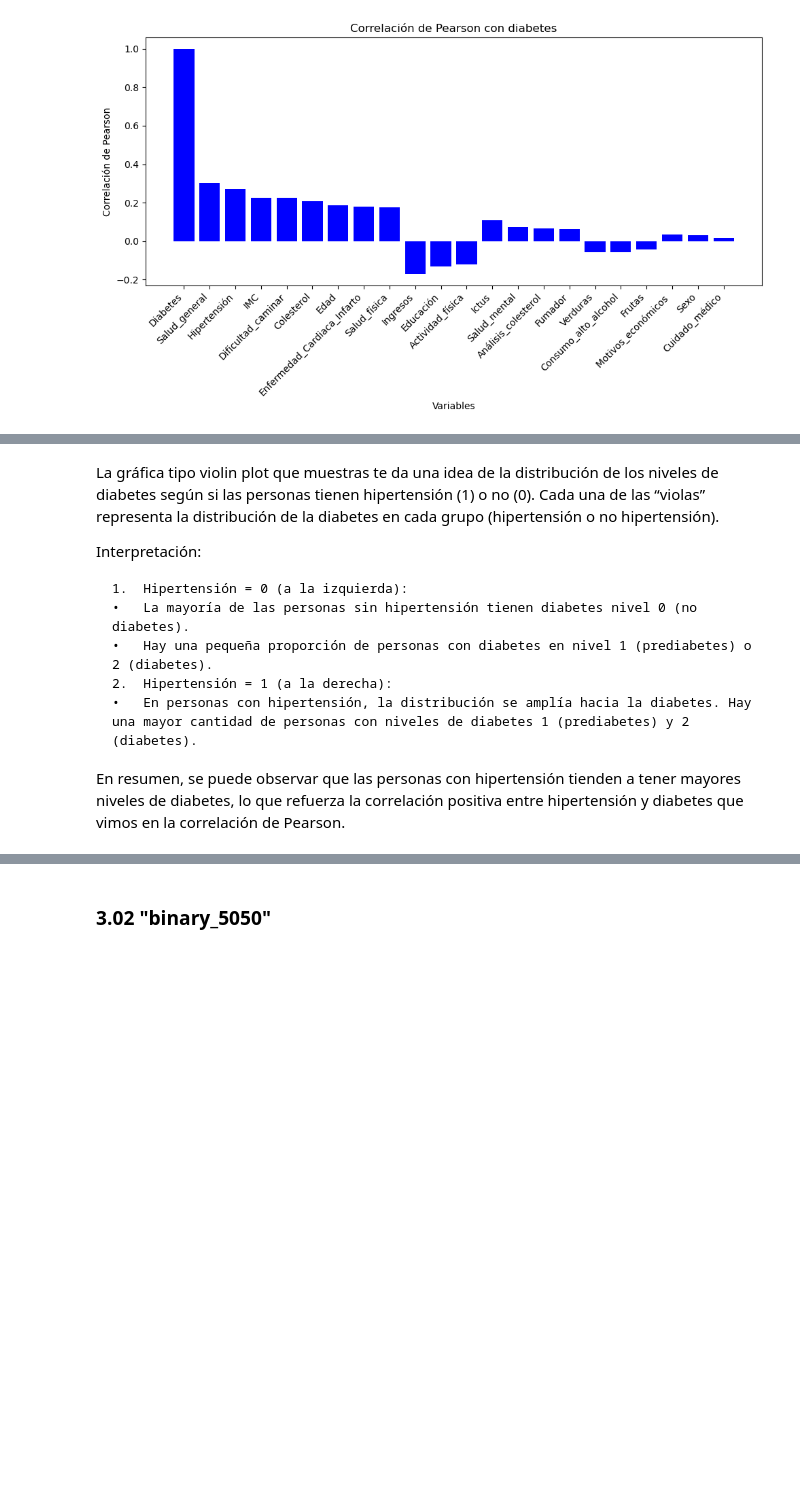
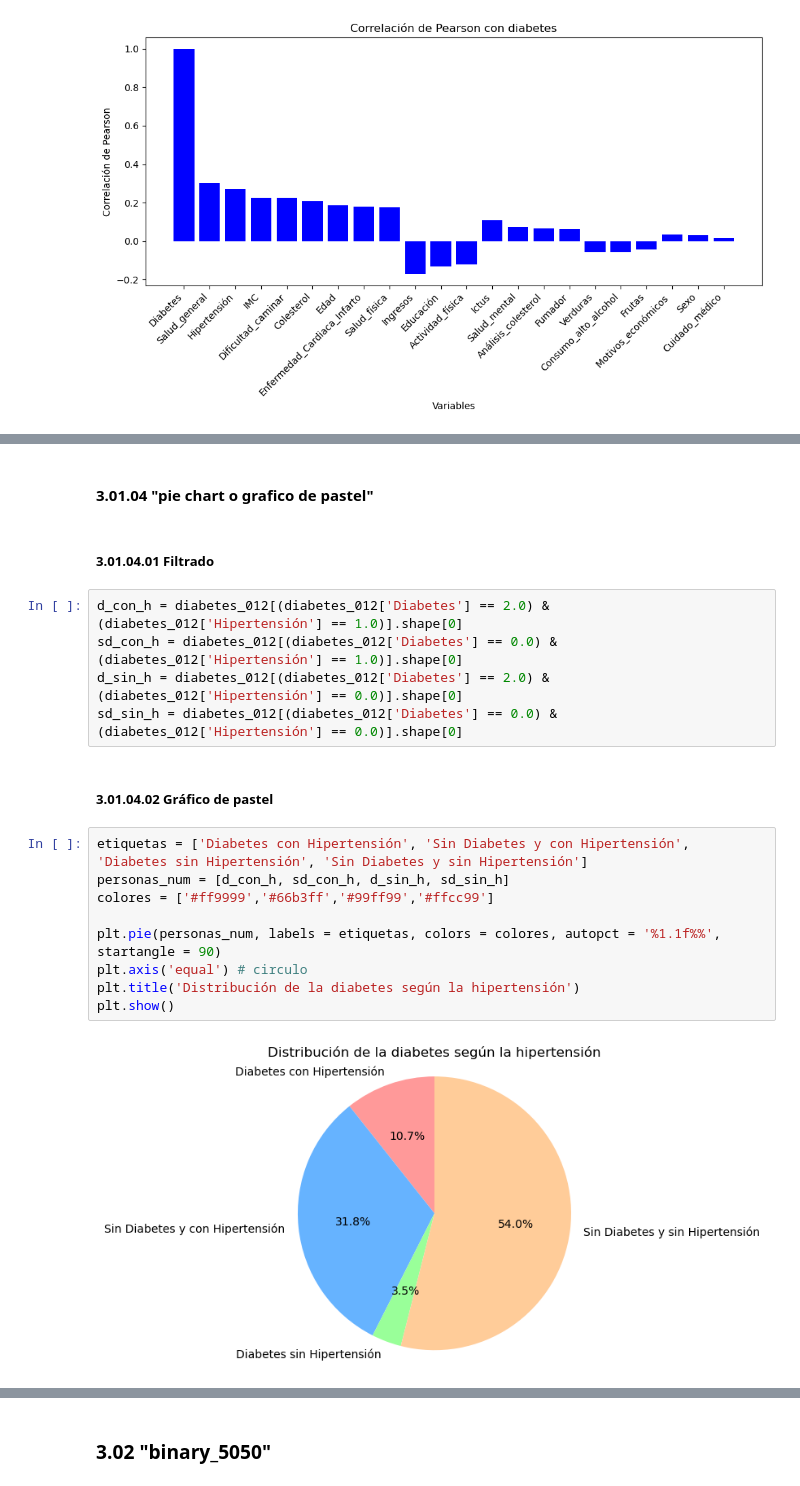
Before and after one commit to alexia-gm/Diabetes, a Jupyter notebook: prediccion_diabetes_doc.ipynb, the cells around one changed output, grey strips where cells are left out. Drawn from its saved outputs; the diff is of its cells as text; blank space fills up the shorter version.

Commit message:
Gráficas df1 y documentación.

```diff
--- a/prediccion_diabetes_doc.ipynb
+++ b/prediccion_diabetes_doc.ipynb
@@ -605,12 +589,22 @@ plt.show()
-# %% [markdown]
-La gráfica tipo violin plot que muestras te da una idea de la distribución de los niveles de diabetes según si las personas tienen hipertensión (1) o no (0). Cada una de las “violas” representa la distribución de la diabetes en cada grupo (hipertensión o no hipertensión).
-
-Interpretación:
-
-	1.	Hipertensión = 0 (a la izquierda):
-	•	La mayoría de las personas sin hipertensión tienen diabetes nivel 0 (no diabetes).
-	•	Hay una pequeña proporción de personas con diabetes en nivel 1 (prediabetes) o 2 (diabetes).
-	2.	Hipertensión = 1 (a la derecha):
-	•	En personas con hipertensión, la distribución se amplía hacia la diabetes. Hay una mayor cantidad de personas con niveles de diabetes 1 (prediabetes) y 2 (diabetes).
-
-En resumen, se puede observar que las personas con hipertensión tienden a tener mayores niveles de diabetes, lo que refuerza la correlación positiva entre hipertensión y diabetes que vimos en la correlación de Pearson.
+# %% [markdown]
+#### 3.01.04 "pie chart o grafico de pastel"
+# %% [markdown]
+##### 3.01.04.01 Filtrado
+# %%
+d_con_h = diabetes_012[(diabetes_012['Diabetes'] == 2.0) & (diabetes_012['Hipertensión'] == 1.0)].shape[0]
+sd_con_h = diabetes_012[(diabetes_012['Diabetes'] == 0.0) & (diabetes_012['Hipertensión'] == 1.0)].shape[0]
+d_sin_h = diabetes_012[(diabetes_012['Diabetes'] == 2.0) & (diabetes_012['Hipertensión'] == 0.0)].shape[0]
+sd_sin_h = diabetes_012[(diabetes_012['Diabetes'] == 0.0) & (diabetes_012['Hipertensión'] == 0.0)].shape[0]
+# %% [markdown]
+##### 3.01.04.02 Gráfico de pastel
+# %%
+etiquetas = ['Diabetes con Hipertensión', 'Sin Diabetes y con Hipertensión', 'Diabetes sin Hipertensión', 'Sin Diabetes y sin Hipertensión']
+personas_num = [d_con_h, sd_con_h, d_sin_h, sd_sin_h]
+colores = ['#ff9999','#66b3ff','#99ff99','#ffcc99']
+
+plt.pie(personas_num, labels = etiquetas, colors = colores, autopct = '%1.1f%%', startangle = 90)
+plt.axis('equal') # circulo
+plt.title('Distribución de la diabetes según la hipertensión')
+plt.show()
+# %% [output]
+[figure, added]
```
Also changed, not shown: parts of 8 cells of this notebook.
